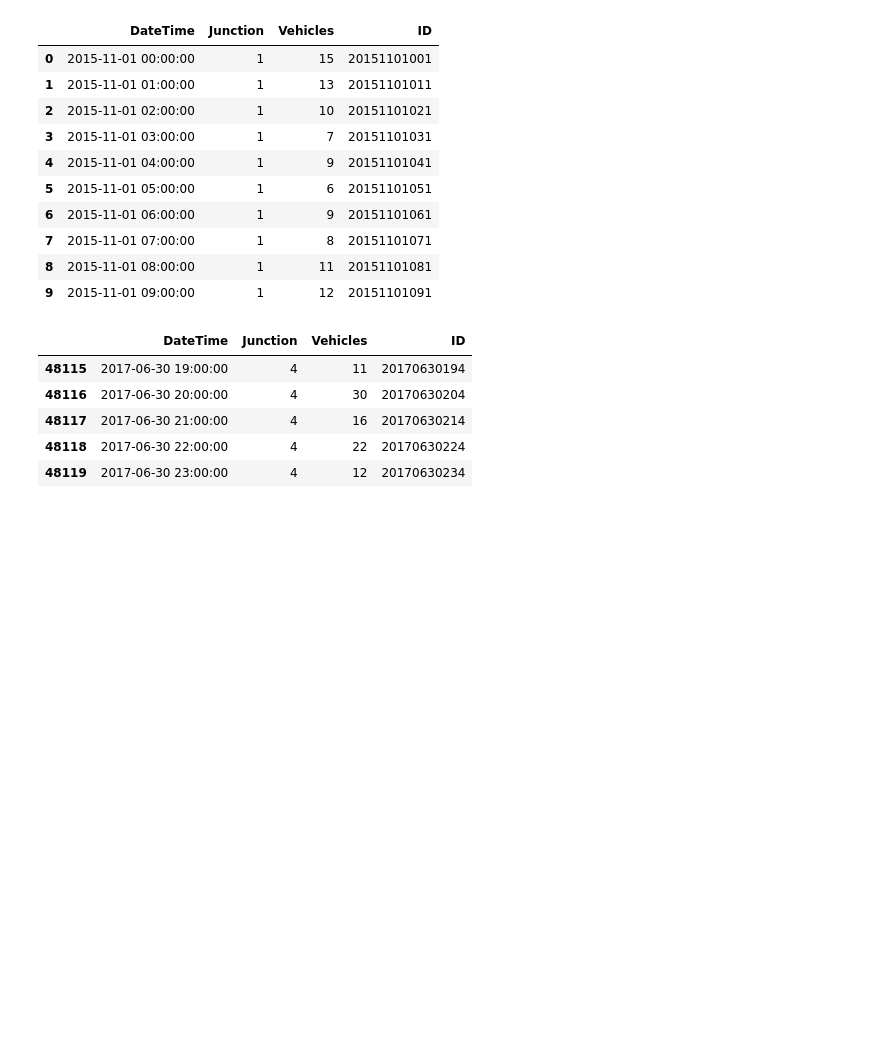
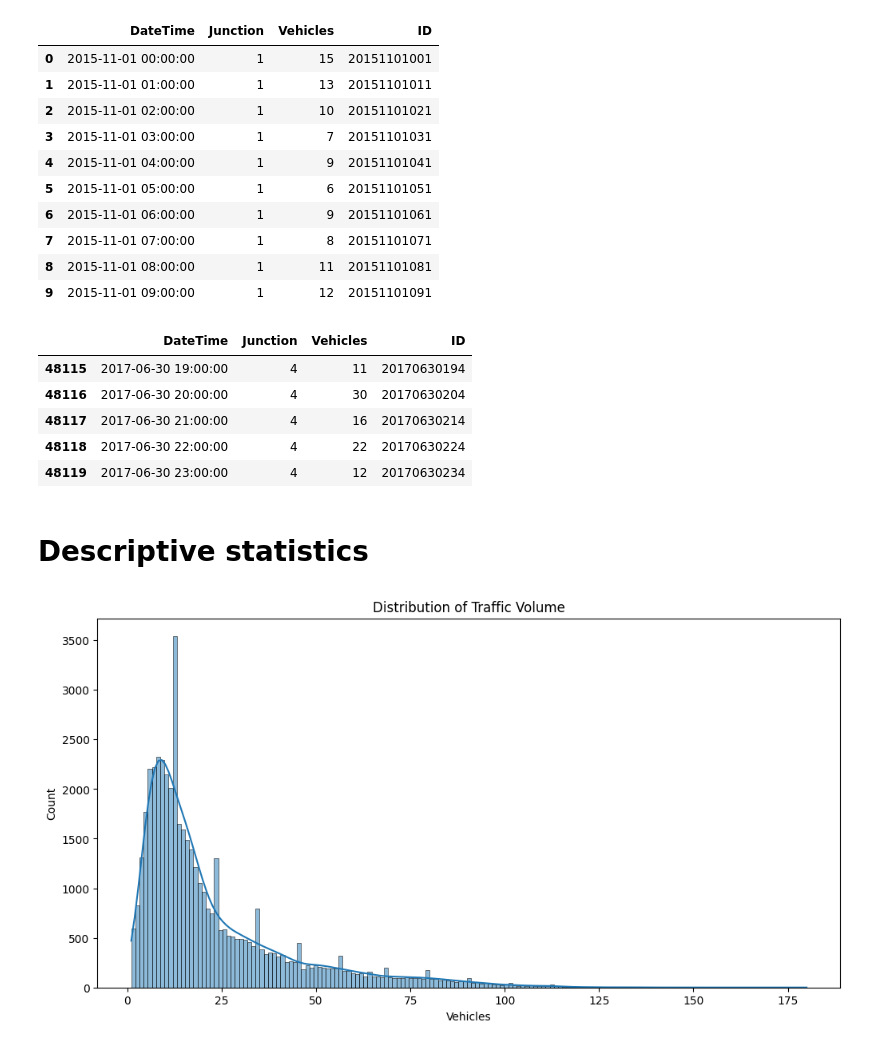
Before and after one commit to Shauun-Cheeng/Smart-City, a Jupyter notebook: smart-city-traffic-patterns.ipynb, the cells around one changed output. Cells and saved outputs as stored; diff of their text form; code cells hidden in the pictures; blank space fills up the shorter version.

```diff
--- a/smart-city-traffic-patterns.ipynb
+++ b/smart-city-traffic-patterns.ipynb
@@ -46,6 +67,20 @@ train.tail()
 | 48117 | 2017-06-30 21:00:00 | 4 | 16 | 20170630214 |
 | 48118 | 2017-06-30 22:00:00 | 4 | 22 | 20170630224 |
 | 48119 | 2017-06-30 23:00:00 | 4 | 12 | 20170630234 |
+# %% [markdown]
+# Descriptive statistics
+# %%
+# Choose column to display
+x = train['DateTime']
+y = train['Vehicles']
+
+# Histogram of traffic volume
+plt.figure(figsize=(12,6))
+sns.histplot(y, kde=True)
+plt.title('Distribution of Traffic Volume')
+plt.show()
+# %% [output]
+[figure, added]
 # %%
 # Choose column to display
 x = train['DateTime']
```
Also changed, not shown: parts of 18 cells of this notebook.
